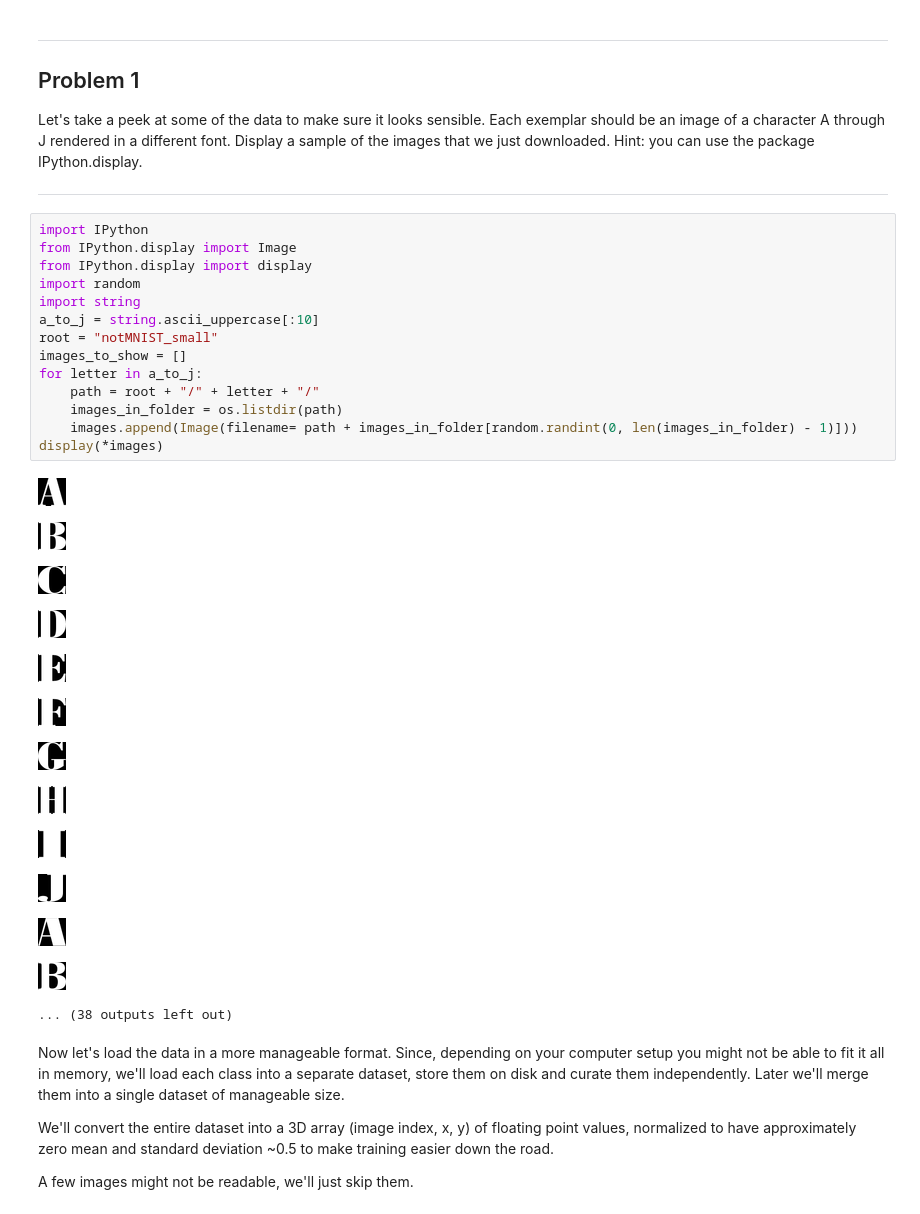
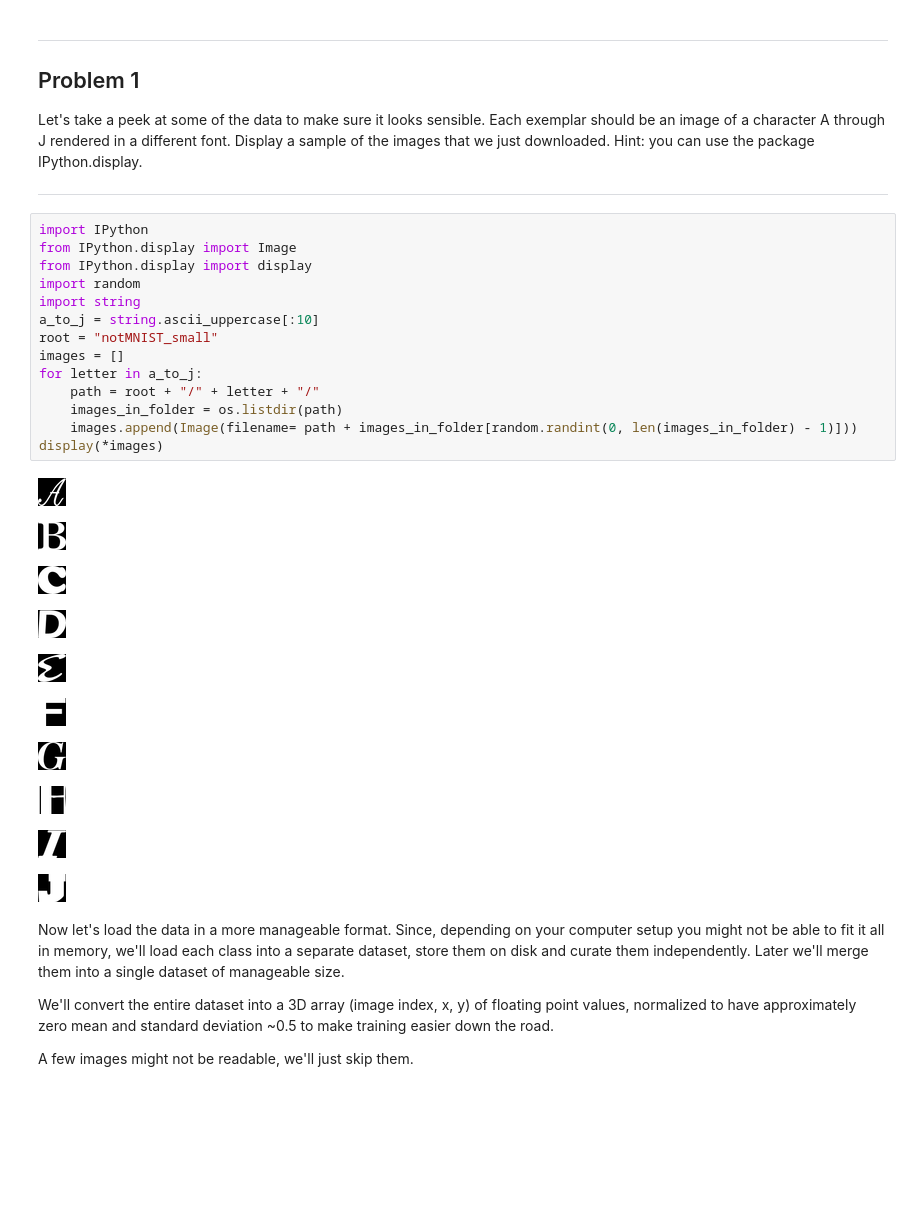
Before and after one commit to avenezia/UD-730-Deep-Learning, a Jupyter notebook: week1/1_notmnist.ipynb, the cells around one changed output. Drawn from its saved outputs; the diff is of its cells as text; blank space fills up the shorter version.

```diff
--- a/week1/1_notmnist.ipynb
+++ b/week1/1_notmnist.ipynb
@@ -113,31 +115,28 @@ Let's take a peek at some of the data to make sure it looks sensible. Each exemp
 # %%
 import IPython
 from IPython.display import Image
 from IPython.display import display
 import random
 import string
 a_to_j = string.ascii_uppercase[:10]
 root = "notMNIST_small"
-images_to_show = []
+images = []
 for letter in a_to_j:
     path = root + "/" + letter + "/"
     images_in_folder = os.listdir(path)
     images.append(Image(filename= path + images_in_folder[random.randint(0, len(images_in_folder) - 1)]))
 display(*images)
 # %% [output]
-[figure, old version]
+[figure, new version]
-[figure, old version]
+[figure, new version]
-[figure, old version]
+[figure, new version]
-[figure, old version]
+[figure, new version]
-[figure, old version]
+[figure, new version]
-[figure, old version]
+[figure, new version]
-[figure, old version]
+[figure, new version]
-[figure, old version]
+[figure, new version]
-[figure, old version]
+[figure, new version]
-[figure, old version]
+[figure, new version]
-[figure, removed]
-[figure, removed]
-... (38 outputs left out)
 # %% [markdown]
 Now let's load the data in a more manageable format. Since, depending on your computer setup you might not be able to fit it all in memory, we'll load each class into a separate dataset, store them on disk and curate them independently. Later we'll merge them into a single dataset of manageable size.
 
```
Also changed, not shown: parts of 9 cells of this notebook.
